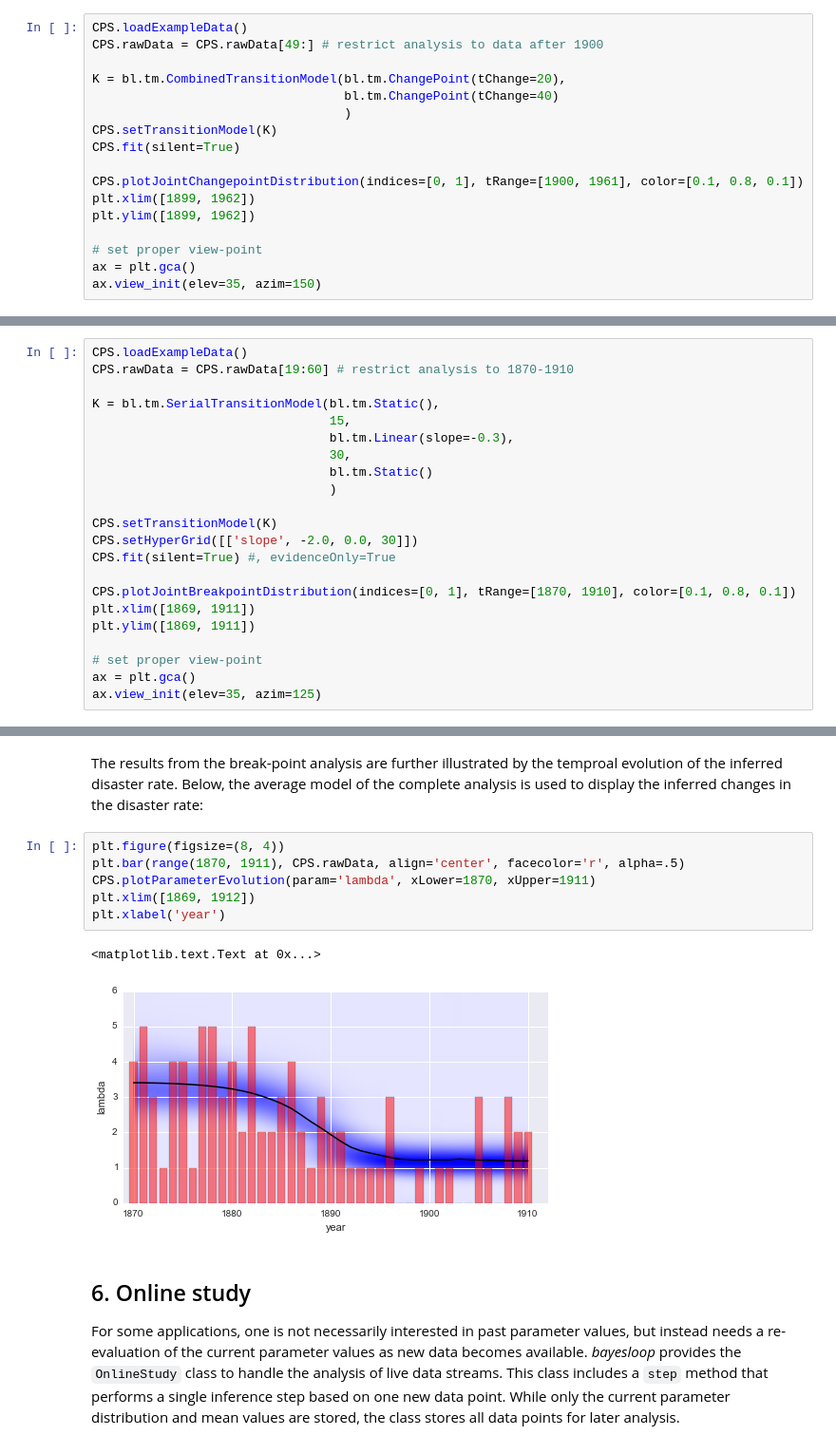
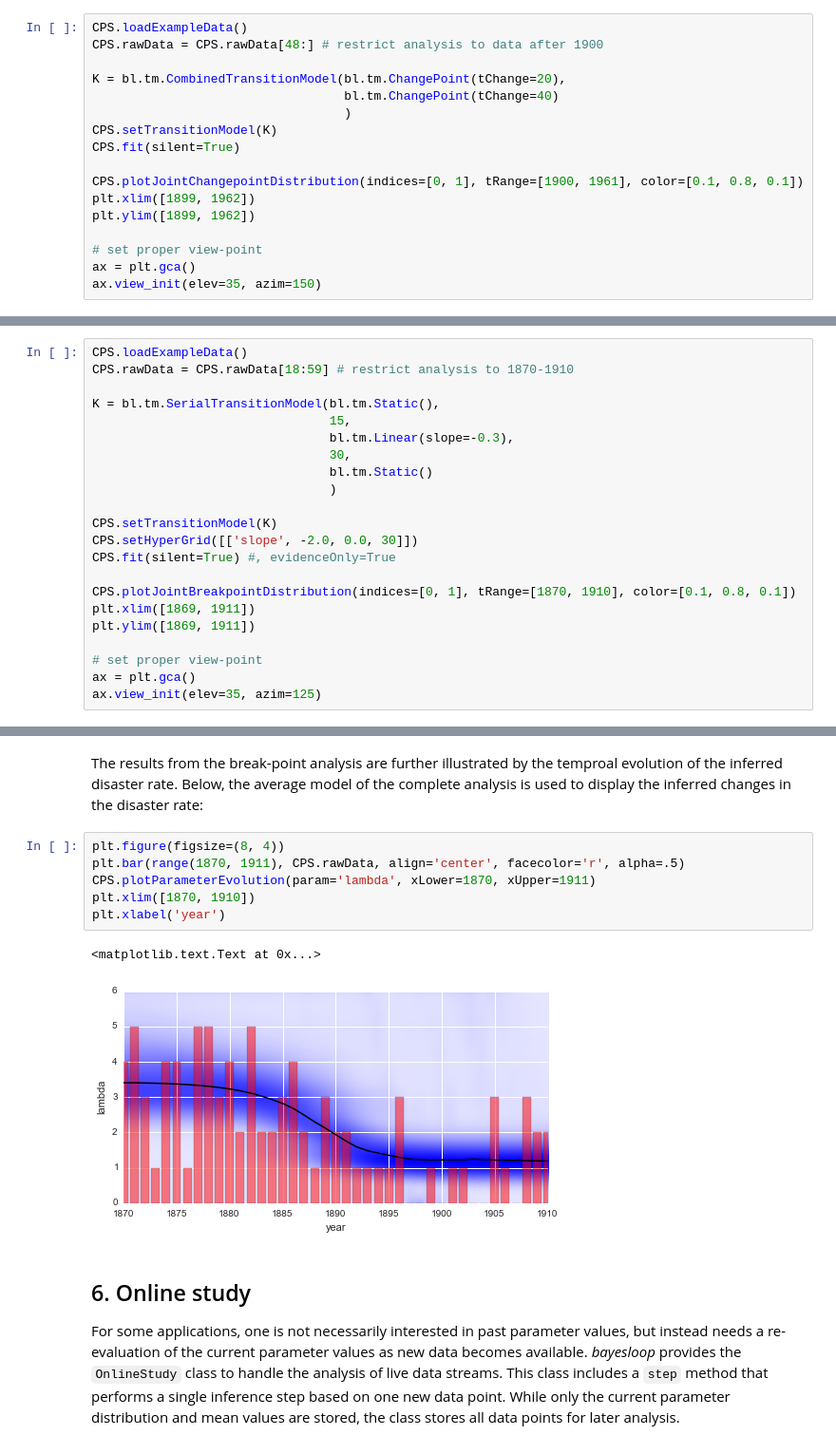
Before and after one commit to christophmark/bayesloop, a Jupyter notebook: docs/bayesloop_tutorial.ipynb, the cells around one changed output, grey strips where cells are left out. Shown at 95% size. Cells and saved outputs as stored; diff of their text form.

Commit message:
Updated docs to work with corrected example data

```diff
--- a/docs/bayesloop_tutorial.ipynb
+++ b/docs/bayesloop_tutorial.ipynb
@@ -643,7 +641,7 @@ Suppose the regime-switching process introduced above indicates two distinct cha
 After all fits are done, the resulting joint change-point distribution can be plotted using the `plotJointChangepointDistribution` method (similar to plotting the joint distribution of a hyper-study).
 # %%
 CPS.loadExampleData()
-CPS.rawData = CPS.rawData[49:] # restrict analysis to data after 1900
+CPS.rawData = CPS.rawData[48:] # restrict analysis to data after 1900
 
 K = bl.tm.CombinedTransitionModel(bl.tm.ChangePoint(tChange=20),
                                   bl.tm.ChangePoint(tChange=40)
@@ -697,7 +695,7 @@ In this section, our goal is to build a model to determine how long it took for
 _**Note:** The following analysis consists of ~25000 individual model fits. It may take several minutes to complete._
 # %%
 CPS.loadExampleData()
-CPS.rawData = CPS.rawData[19:60] # restrict analysis to 1870-1910
+CPS.rawData = CPS.rawData[18:59] # restrict analysis to 1870-1910
 
 K = bl.tm.SerialTransitionModel(bl.tm.Static(),
                                 15,
@@ -763,12 +763,12 @@ The results from the break-point analysis are further illustrated by the temproa
 # %%
 plt.figure(figsize=(8, 4))
 plt.bar(range(1870, 1911), CPS.rawData, align='center', facecolor='r', alpha=.5)
 CPS.plotParameterEvolution(param='lambda', xLower=1870, xUpper=1911)
-plt.xlim([1869, 1912])
+plt.xlim([1870, 1910])
 plt.xlabel('year')
 # %% [output]
 <matplotlib.text.Text at 0x...>
-[figure, old version]
+[figure, new version]
 # %% [markdown]
 <a id='section_6'></a>
 ## 6. Online study
```
Also changed, not shown: parts of 36 cells of this notebook.
